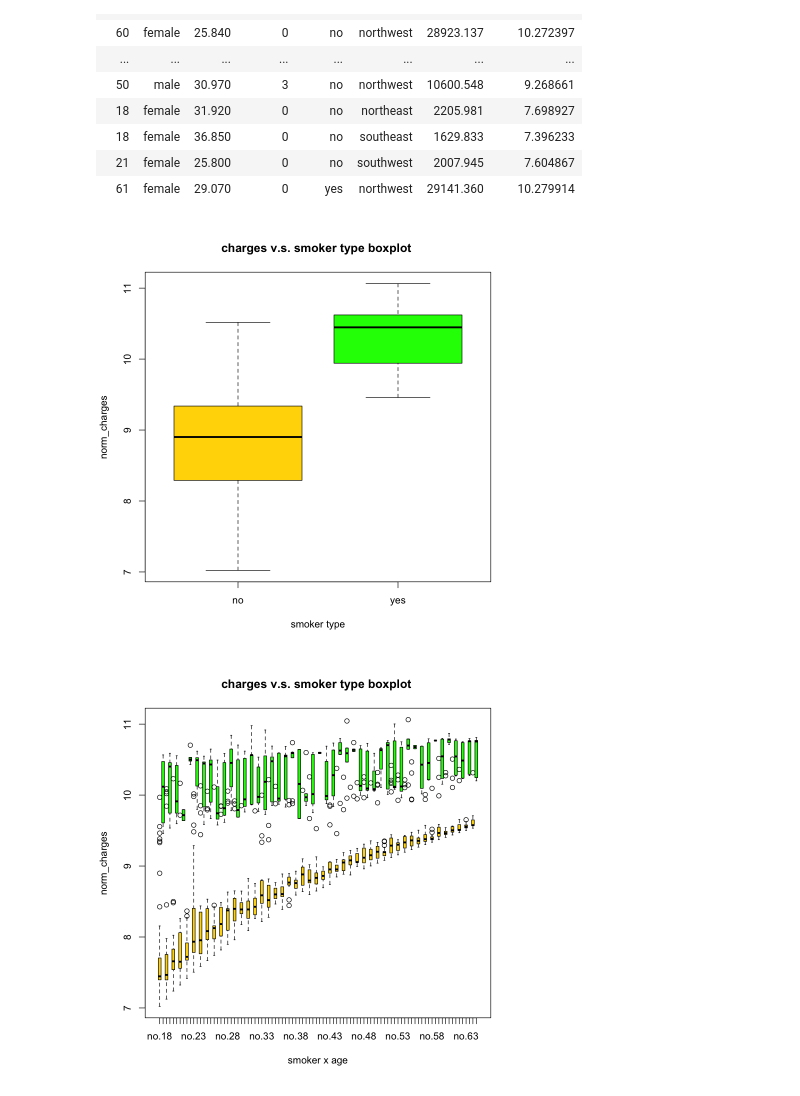
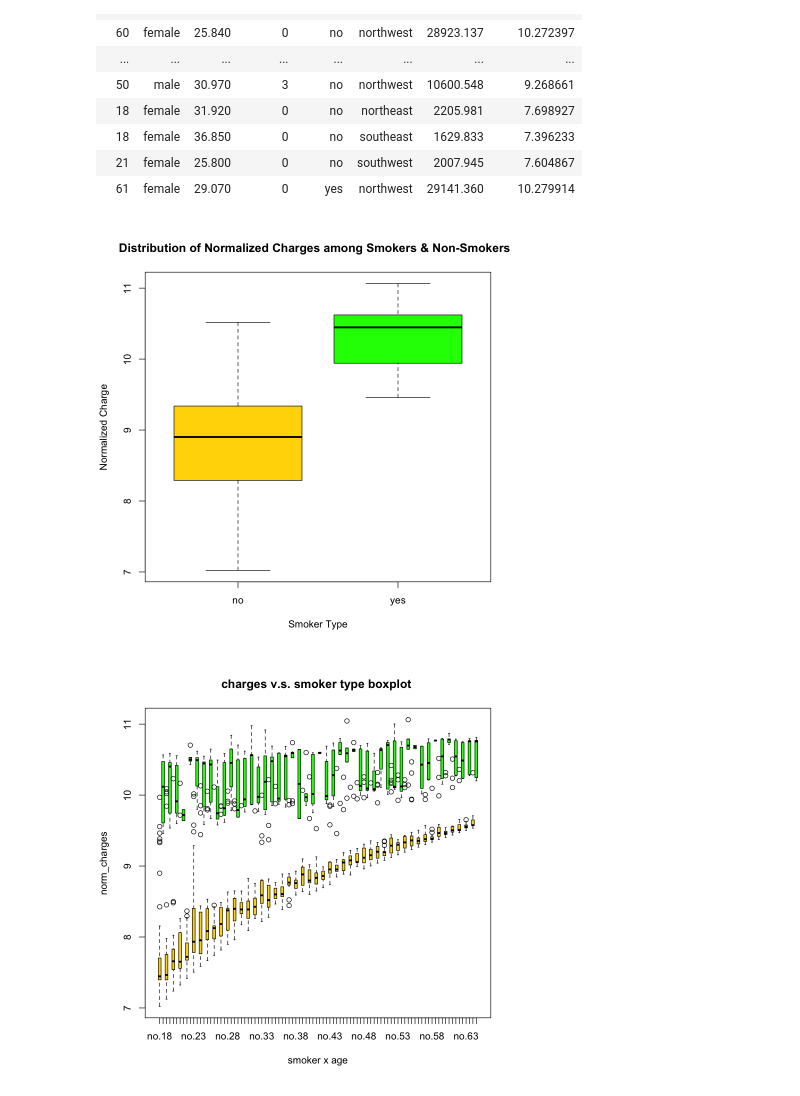
Before and after one commit to mahdiheydar/stat306proj, a Jupyter notebook: stat306.ipynb, the cells around one changed output. Cells and saved outputs as stored; diff of their text form; code cells hidden in the pictures.

```diff
--- a/stat306.ipynb
+++ b/stat306.ipynb
@@ -107,9 +113,9 @@ A data.frame: 1338 × 8
 # %%
 boxplot(norm_charges~smoker, data=data, notch=FALSE,
   col=(c("gold","green")),
-  main="charges v.s. smoker type boxplot ", xlab="smoker type")
+  main="Distribution of Normalized Charges among Smokers & Non-Smokers  ", xlab="Smoker Type", ylab = "Normalized Charge")
 # %% [output]
-[figure, old version]
+[figure, new version]
 # %%
 boxplot(norm_charges~smoker*age, data=data, notch=FALSE,
   col=(c("gold","green")),
```
Also changed, not shown: parts of 23 cells of this notebook.
